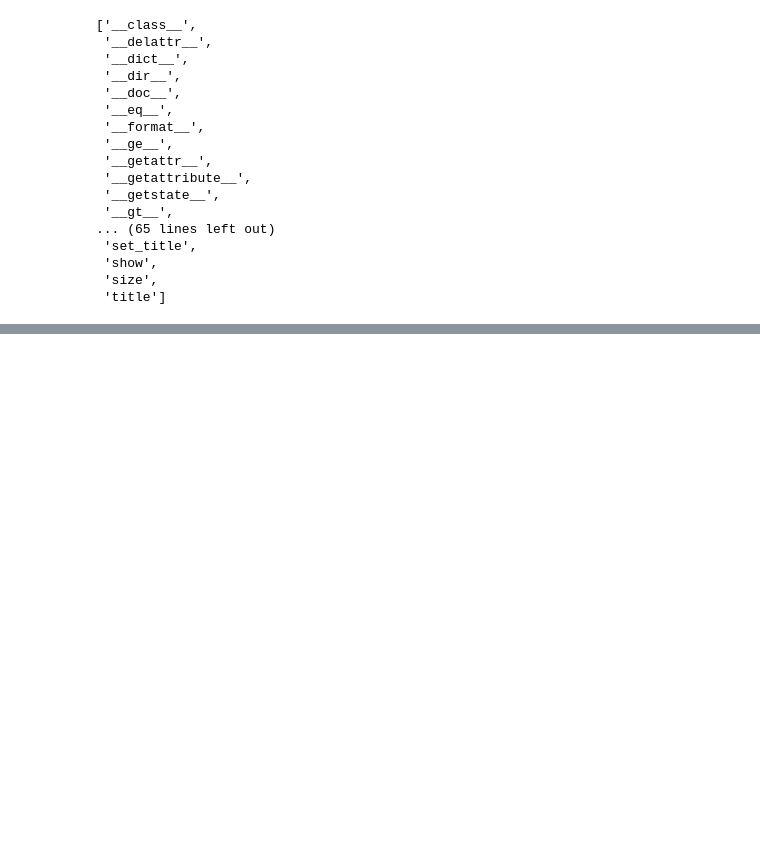
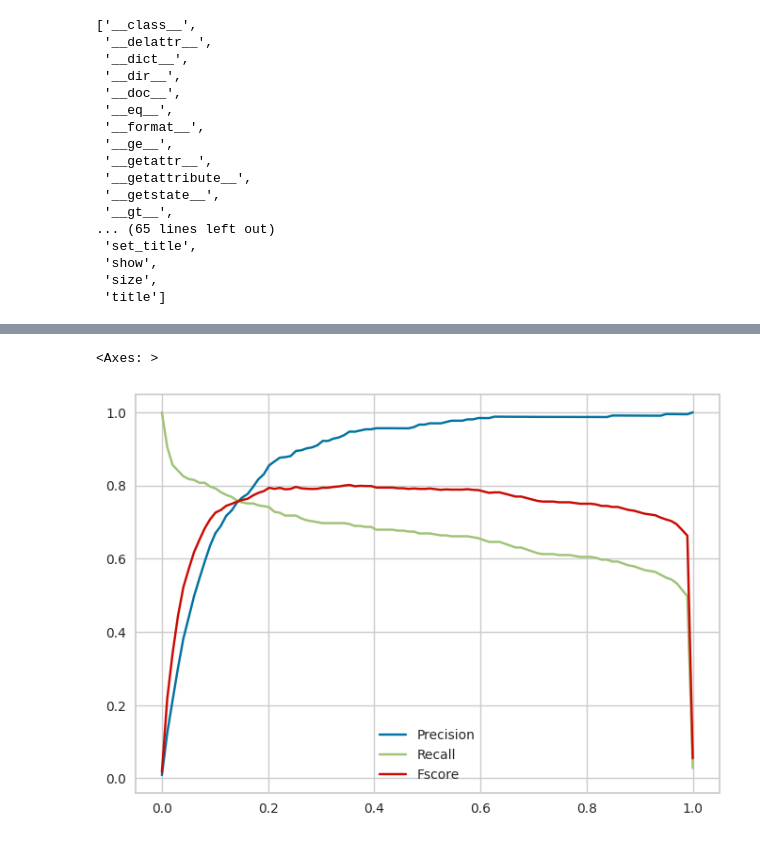
Before and after one commit to MaximillianJacob/Udemy, a Jupyter notebook: machine_learning_imbalanced_data/Section-03-Metrics/3.1_Confusion_Matrix_FPR_FNR.ipynb, the cells around one changed output, grey strips where cells are left out. Saved outputs shown, nothing was run; the diff lists cells and outputs as text; code cells hidden in the pictures; blank space fills up the shorter version.

```diff
--- a/machine_learning_imbalanced_data/Section-03-Metrics/3.1_Confusion_Matrix_FPR_FNR.ipynb
+++ b/machine_learning_imbalanced_data/Section-03-Metrics/3.1_Confusion_Matrix_FPR_FNR.ipynb
@@ -736,6 +736,8 @@ dir(visualizer)
  'show',
  'size',
  'title']
+# %%
+plt.rcParams['font.family'] = 'Dejavu Sans'
 # %%
 visualizer = DiscriminationThreshold(rf, cv=0.5, argmax='fscore', exclude = 'queue_rate')
 visualizer.fit(X_train, y_train)
@@ -743,0 +855,5 @@ visualizer.show()
+# %%
+metrics2.plot()
+# %% [output]
+<Axes: >
+[figure, added]
```
Also changed, not shown: parts of 11 cells of this notebook.
